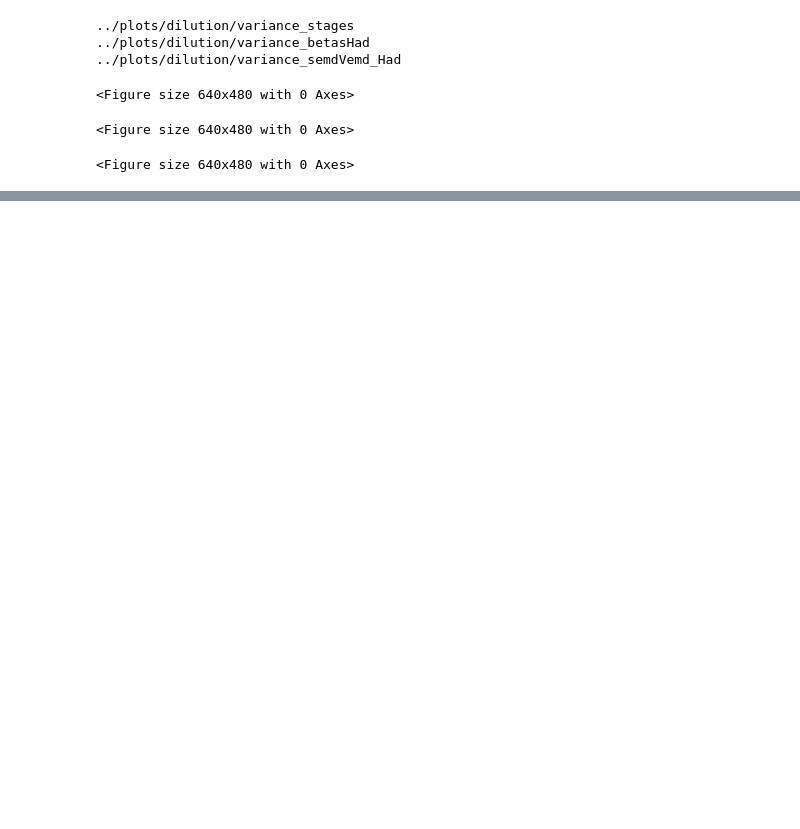
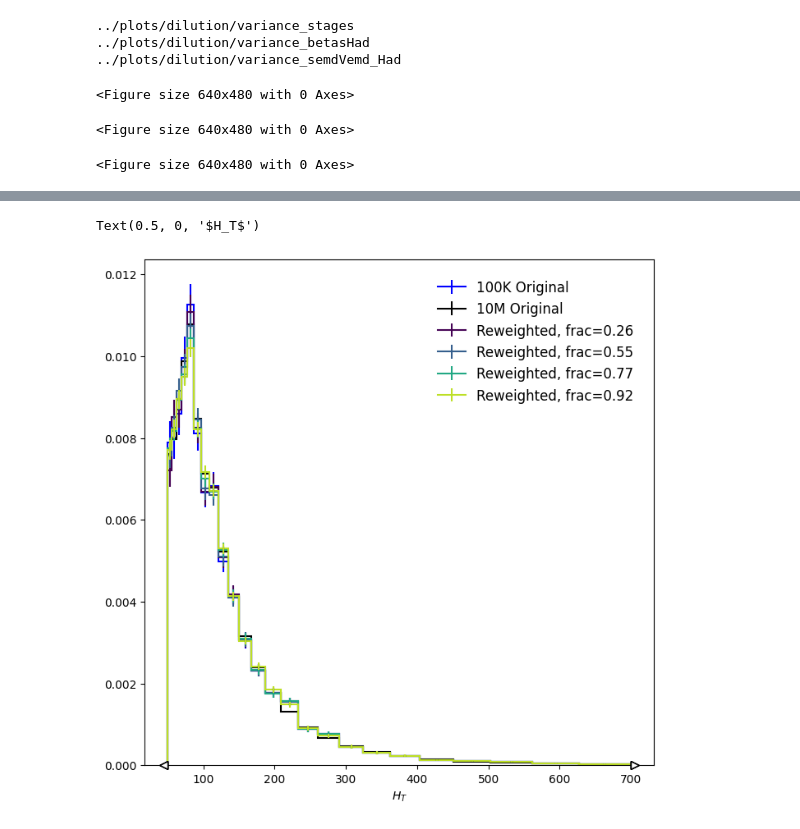
Before and after one commit to leblanc-lab/ot-cres, a Jupyter notebook: notebooks/plot_zjet_hist.ipynb, the cells around one changed output, grey strips where cells are left out. Drawn from its saved outputs; the diff is of its cells as text; code cells hidden in the pictures; blank space fills up the shorter version.

```diff
--- a/notebooks/plot_zjet_hist.ipynb
+++ b/notebooks/plot_zjet_hist.ipynb
@@ -422,0 +497,70 @@ ax.set_xlabel(r"$N_{jets}$")
+# %%
+rwFracs = [0.25, 0.5, 0.75,1.0]
+colors = ['red', 'green', 'blue']
+observable = "ht"
+logy=True
+weights = [weights_orig_z, weights_orig_highstat]
+logx = obsDict[observable]["logx"]
+xmin = obsDict[observable]["xmin"]
+xmax = obsDict[observable]["xmax"]
+ymin = obsDict[observable]["ymin"]
+ymax = obsDict[observable]["ymax"]
+nbins = obsDict[observable]["numbins"]
+obs_str = obsDict[observable]["name"]
+obs = obsDict[observable]["obs"]
+obs_hs = obsDict_highstat[observable]["obs"]
+sel = np.array(obsDict[observable]["sel"])
+sel_hs = np.array(obsDict_highstat[observable]["sel"])
+ratioLim = obsDict[observable]["ratioLim"]
+units = obsDict[observable]["units"]
+
+jets_other = zjj_jets
+obs_other = ak.num(jets_other.pt, axis=1)
+
+
+if logx:
+    bins = np.logspace(np.log10(xmin), np.log10(xmax), nbins)
+    axis_o = hist.axis.Variable(bins,name="data",label="orig",)
+    axis_rw = hist.axis.Variable(bins,name="data",label="reweighted",)
+else:
+    axis_o = hist.axis.Regular(nbins,xmin, xmax,name="data",label="orig",)
+    axis_rw = hist.axis.Regular(nbins,xmin, xmax,name="data",label="orig",)
+if sel is None:
+    sel  = np.ones_like(weights_orig_highstat, dtype=bool)
+fig, ax = plt.subplots(nrows=1,
+                    ncols=1,
+                    figsize=(8,8),)
+h_orig = hist.Hist(
+    axis_o,
+    storage=hist.storage.Weight(), )
+h_orig.fill(obs, weight = weights_orig_z)
+h_orig = h_orig/h_orig.sum(flow=False).value
+hep.histplot(h_orig, ax=ax, label = "100K Original", color='blue', binwnorm=True)
+h_orig_hs = hist.Hist(
+    axis_o,
+    storage=hist.storage.Weight(), )
+h_orig_hs.fill(obs_hs, weight = weights_orig_highstat)
+h_orig_hs = h_orig_hs/h_orig_hs.sum(flow=False).value
+hep.histplot(h_orig_hs, ax=ax, label = "10M Original", color='black', binwnorm=True)
+
+colors = plt.cm.viridis(np.linspace(0, 0.9, len(rwFracs)))
+for i, rwFrac in enumerate(rwFracs):
+    df = dataFrames["zjet_had_df"]['df']
+    print(i)
+    cfrac = find_nearest(df["fraction"], rwFrac)
+    w_rw = np.array(df.loc[df["fraction"] == cfrac, "weights"].squeeze())
+    if len(w_rw) != len(sel):
+        print("nothing matching the fraction")
+        print(cfrac, df["fraction"], rwFrac)
+        continue
+    h_rw = hist.Hist(
+        axis_rw,
+        storage=hist.storage.Weight(), )
+    h_rw.fill(obs, weight=w_rw[sel])
+    h_rw = h_rw/h_rw.sum(flow=False).value
+    print(h_rw)
+    hep.histplot(h_rw, ax=ax, label=f"Reweighted, frac={cfrac:.2f}", color=[colors[i]], binwnorm=True)
+
+ax.legend(frameon=False, fontsize=12, loc="upper right", borderpad=1.0)
+ax.set_xlabel(r"$H_T$")
+# %% [output]
@@ -422,0 +584,2 @@ ax.set_xlabel(r"$N_{jets}$")
+Text(0.5, 0, '$H_T$')
+[figure, added]
```
Also changed, not shown: parts of 15 cells of this notebook, 1 other file.
